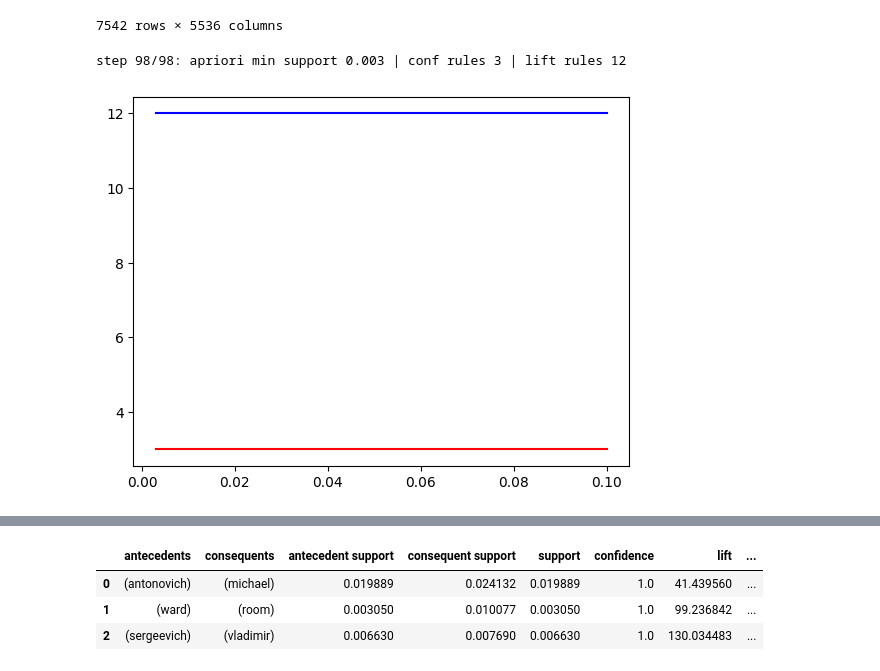
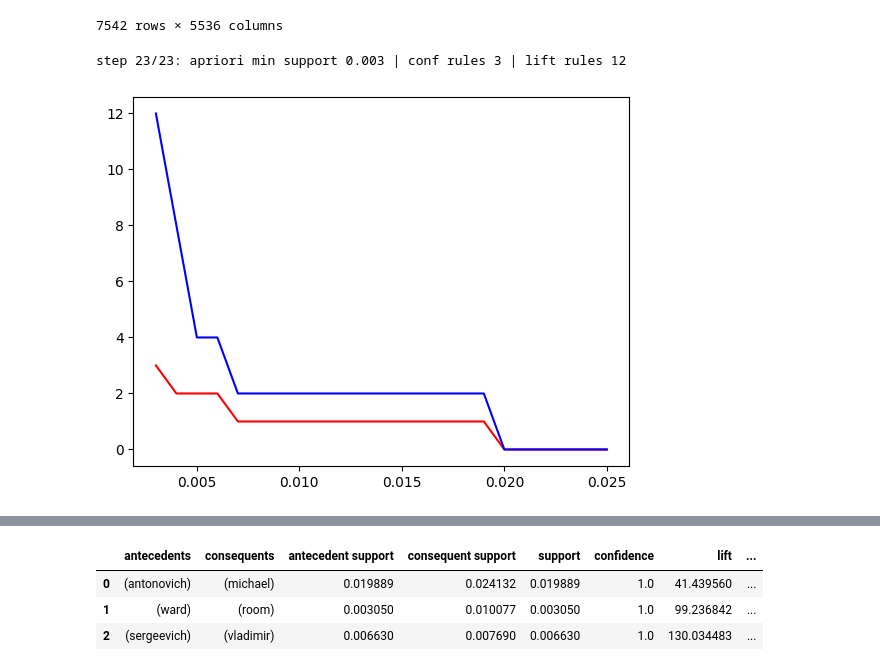
Before and after one commit to Ko4eBHuK/hybrid-intelligent-systems, a Jupyter notebook: HIS3.ipynb, the cells around one changed output, grey strips where cells are left out. Drawn from its saved outputs; the diff is of its cells as text; code cells hidden in the pictures.

Commit message:
fix threshold usage at lift metric analyzing

```diff
--- a/HIS3.ipynb
+++ b/HIS3.ipynb
@@ -160,30 +160,29 @@ data_df
 # %%
 from mlxtend.frequent_patterns import apriori
 from mlxtend.frequent_patterns import association_rules
 from google.colab import output
 import matplotlib.pyplot as plt
 
-search_grid = {
-    'apriori_min_support': [x / 1000 for x in range(100, 2, -1)]
-}
+apriori_min_support_range = [x / 1000 for x in range(25, 2, -1)]
 
 conf_rules_count = []
 lift_rules_count = []
 
-for i, apriori_min_support in enumerate(search_grid['apriori_min_support']):
-  apriori_df = apriori(data_df, min_support=0.003, use_colnames=True, max_len=2)
+for i, apriori_min_support in enumerate(apriori_min_support_range):
+  apriori_df = apriori(data_df, min_support=apriori_min_support, use_colnames=True, max_len=2)
 
   conf_df = association_rules(apriori_df, metric='confidence', min_threshold=1.0)
   lift_df = association_rules(apriori_df, metric='lift', min_threshold=10)
 
   conf_rules_count.append(conf_df.shape[0])
   lift_rules_count.append(lift_df.shape[0])
   output.clear()
-  print(f'step {i+1}/{len(search_grid["apriori_min_support"])}: apriori min support {apriori_min_support} | conf rules {conf_df.shape[0]} | lift rules {lift_df.shape[0]}')
+  print(f'step {i+1}/{len(apriori_min_support_range)}: apriori min support {apriori_min_support} | conf rules {conf_df.shape[0]} | lift rules {lift_df.shape[0]}')
 
-plt.plot(search_grid['apriori_min_support'], conf_rules_count, 'r')
-plt.plot(search_grid['apriori_min_support'], lift_rules_count, 'b')
+plt.plot(apriori_min_support_range, conf_rules_count, 'r')
+plt.plot(apriori_min_support_range, lift_rules_count, 'b')
+#plt.plot(search_grid['lift_min_threshold'], lift_rules_count)
 plt.show()
 # %% [output]
-step 98/98: apriori min support 0.003 | conf rules 3 | lift rules 12
+step 23/23: apriori min support 0.003 | conf rules 3 | lift rules 12
-[figure, old version]
+[figure, new version]
```
Also changed, not shown: parts of 9 cells of this notebook, 1 other file.
